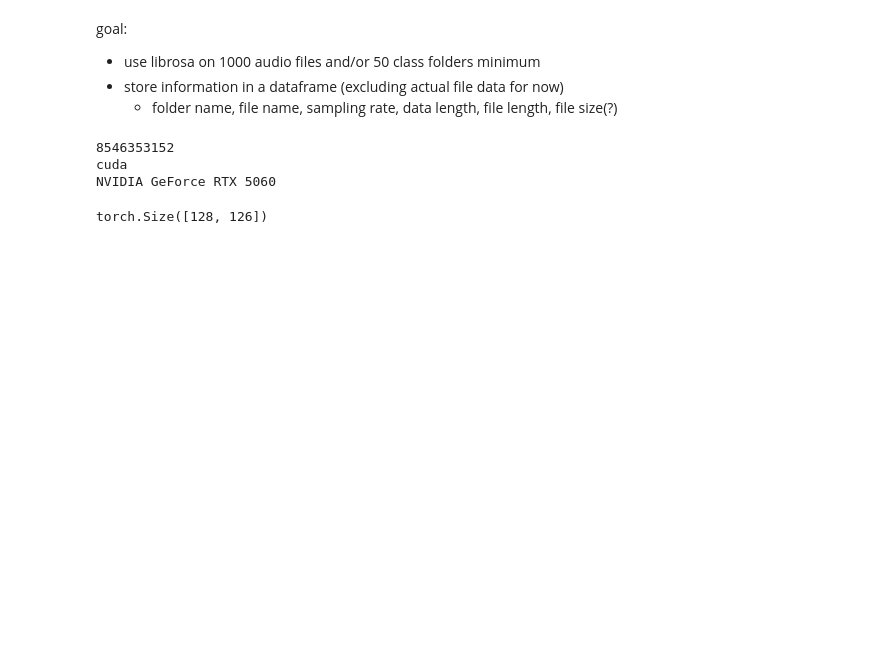
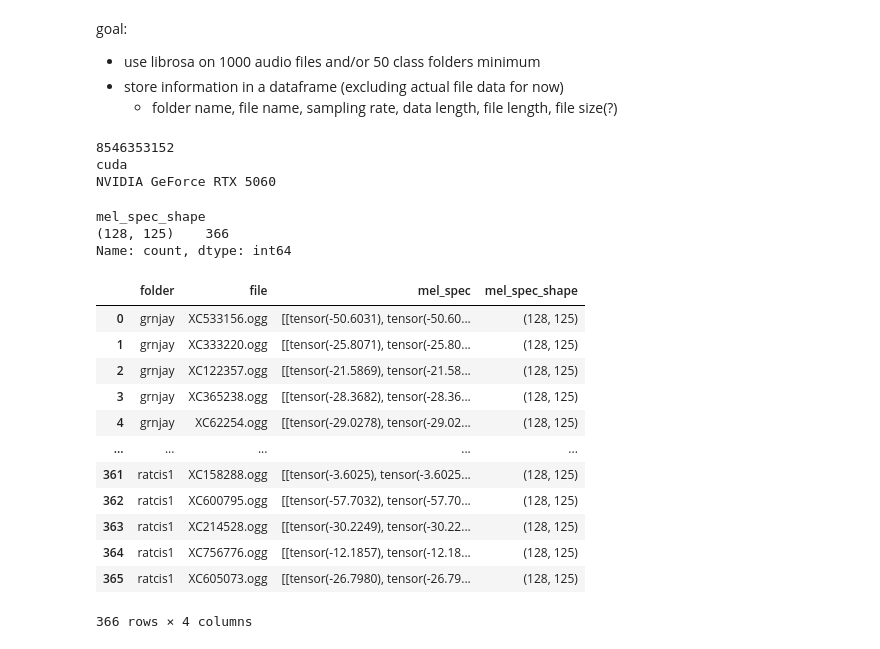
Before and after one commit to spearmintage/final-project, a Jupyter notebook: code/deeper_audio_test.ipynb, the cells around one changed output. Saved outputs shown, nothing was run; the diff lists cells and outputs as text; code cells hidden in the pictures; blank space fills up the shorter version.

```diff
--- a/code/deeper_audio_test.ipynb
+++ b/code/deeper_audio_test.ipynb
@@ -154,8 +163,26 @@ folder_df = get_random_folders_torchaudio(
 )
-# %%
-folder_df["mel_spec"].values[0].shape
-# %% [output]
-torch.Size([128, 126])
+# %%
+folder_df["mel_spec_shape"].value_counts()
+# %% [output]
+mel_spec_shape
+(128, 125)    366
+Name: count, dtype: int64
+# %%
+folder_df
+# %% [output]
+|  | folder | file | mel_spec | mel_spec_shape |
+| 0 | grnjay | XC533156.ogg | [[tensor(-50.6031), tensor(-50.60... | (128, 125) |
+| 1 | grnjay | XC333220.ogg | [[tensor(-25.8071), tensor(-25.80... | (128, 125) |
+| 2 | grnjay | XC122357.ogg | [[tensor(-21.5869), tensor(-21.58... | (128, 125) |
+| 3 | grnjay | XC365238.ogg | [[tensor(-28.3682), tensor(-28.36... | (128, 125) |
+| 4 | grnjay | XC62254.ogg | [[tensor(-29.0278), tensor(-29.02... | (128, 125) |
+| ... | ... | ... | ... | ... |
+| 361 | ratcis1 | XC158288.ogg | [[tensor(-3.6025), tensor(-3.6025... | (128, 125) |
+| 362 | ratcis1 | XC600795.ogg | [[tensor(-57.7032), tensor(-57.70... | (128, 125) |
+| 363 | ratcis1 | XC214528.ogg | [[tensor(-30.2249), tensor(-30.22... | (128, 125) |
+| 364 | ratcis1 | XC756776.ogg | [[tensor(-12.1857), tensor(-12.18... | (128, 125) |
+| 365 | ratcis1 | XC605073.ogg | [[tensor(-26.7980), tensor(-26.79... | (128, 125) |
+366 rows × 4 columns
 # %%
 for name, value in list(locals().items()):
     if name == "folder_df":
```
Also changed, not shown: parts of 15 cells of this notebook, 21 other files.
